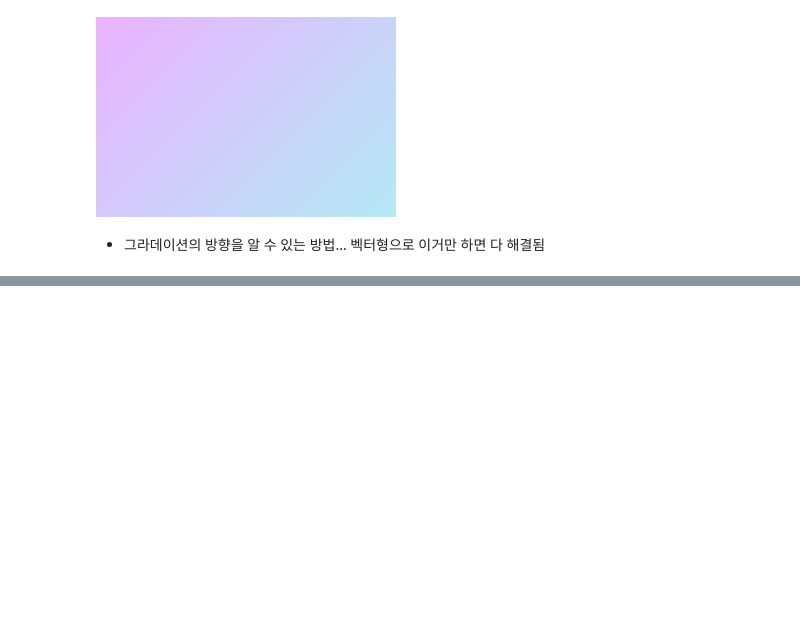
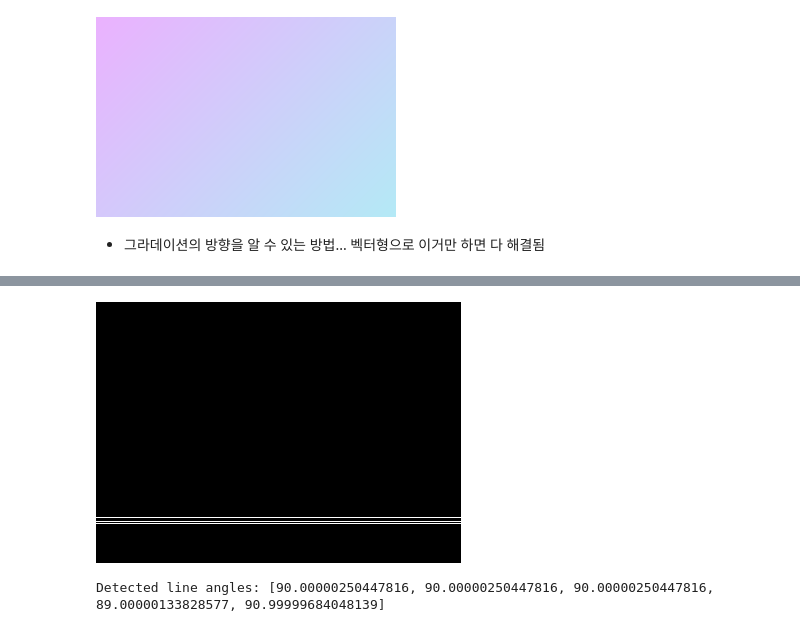
Before and after one commit to min02choi/Style-Color-Detect, a Jupyter notebook: gradation_calculate.ipynb, the cells around one changed output, grey strips where cells are left out. Saved outputs shown, nothing was run; the diff lists cells and outputs as text; code cells hidden in the pictures; blank space fills up the shorter version.

```diff
--- a/gradation_calculate.ipynb
+++ b/gradation_calculate.ipynb
@@ -233,0 +379,35 @@ cv2.destroyAllWindows()
+# %%
+import cv2
+import numpy as np
+
+def detect_lines(gray_image):
+    # 이미지 읽기
+    # img = cv2.imread(image_path)
+    gray = gray_image
+
+    # 가장자리 검출
+    edges = cv2.Canny(gray, 50, 150, apertureSize=3)
+    cv2_imshow(edges)
+
+    # 허프 변환을 사용하여 선 감지
+    lines = cv2.HoughLines(edges, 1, np.pi / 180, threshold=100)
+
+    # 각도 계산
+    angles = []
+    if lines is not None:
+        for line in lines:
+            rho, theta = line[0]
+            angle = theta * 180 / np.pi
+            angles.append(angle)
+
+    return angles
+
+# 이미지 경로 설정
+image_path = equalized_img
+
+# 선의 각도 검출
+angles = detect_lines(image_path)
+print("Detected line angles:", angles)
+# %% [output]
+[figure, added]
+Detected line angles: [90.00000250447816, 90.00000250447816, 90.00000250447816, 89.00000133828577, 90.99999684048139]
```
Also changed, not shown: parts of 24 cells of this notebook.
